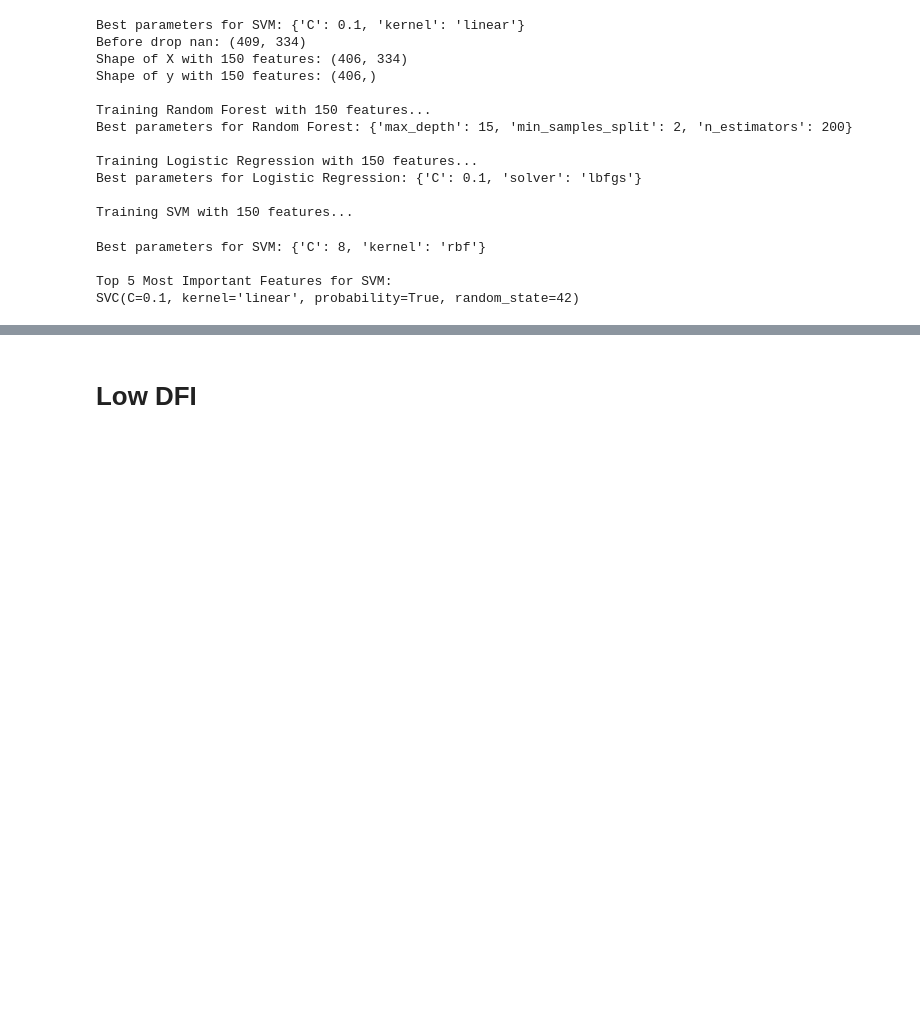
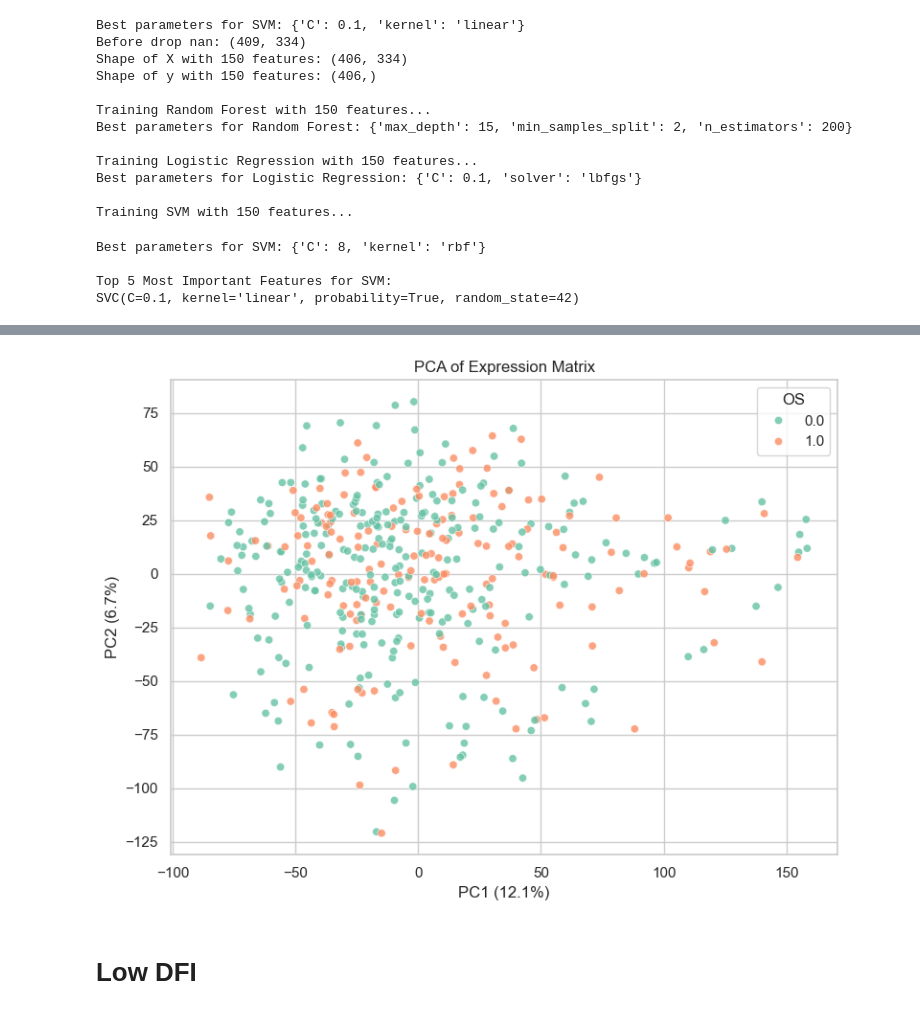
Before and after one commit to anl078/ECE204Repo, a Jupyter notebook: project5/project5.ipynb, the cells around one changed output, grey strips where cells are left out. Drawn from its saved outputs; the diff is of its cells as text; code cells hidden in the pictures; blank space fills up the shorter version.

```diff
--- a/project5/project5.ipynb
+++ b/project5/project5.ipynb
@@ -1012,3 +1113,36 @@ SVC(C=0.1, kernel='linear', probability=True, random_state=42)
+# %%
+expression_annotated = expression.copy()
+expression_annotated['OS'] = metadata['OS']
+
+X = expression_annotated.drop(columns='OS')
+y = expression_annotated['OS']
+
+# 2. Log transform
+X_log = np.log1p(X + 1)
+
+# 3. Standardize
+scaler = StandardScaler()
+X_scaled = scaler.fit_transform(X_log)
+
+# 4. PCA
+pca = PCA(n_components=2)
+X_pca = pca.fit_transform(X_scaled)
+
+# 5. Build DataFrame with OS label
+pca_df = pd.DataFrame(X_pca, columns=['PC1', 'PC2'], index=expression_annotated.index)
+pca_df['OS'] = y
+
+# 6. Plot
+plt.figure(figsize=(8, 6))
+sns.scatterplot(data=pca_df, x='PC1', y='PC2', hue='OS', palette='Set2', alpha=0.8)
+plt.title("PCA of Expression Matrix")
+plt.xlabel(f"PC1 ({pca.explained_variance_ratio_[0]*100:.1f}%)")
+plt.ylabel(f"PC2 ({pca.explained_variance_ratio_[1]*100:.1f}%)")
+plt.legend(title='OS')
+plt.tight_layout()
+plt.show()
+# %% [output]
+[figure, added]
 # %% [markdown]
 # Low DFI
 # %%
```
Also changed, not shown: parts of 8 cells of this notebook.
